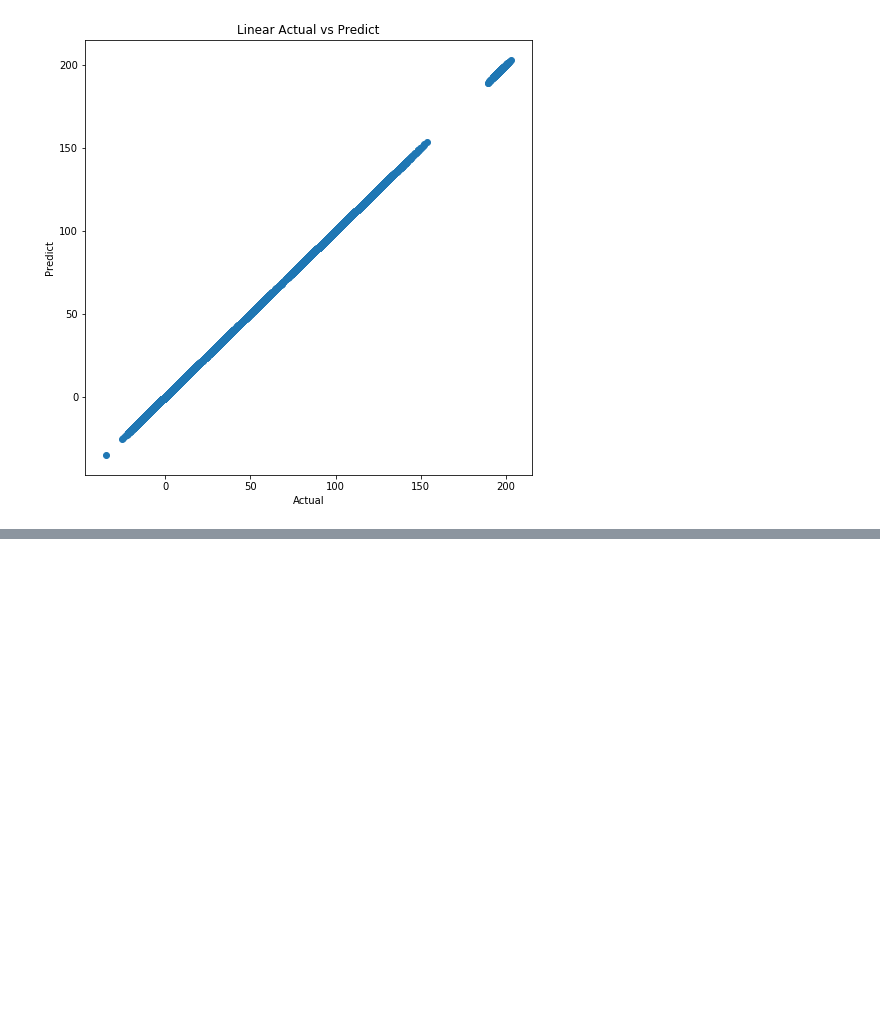
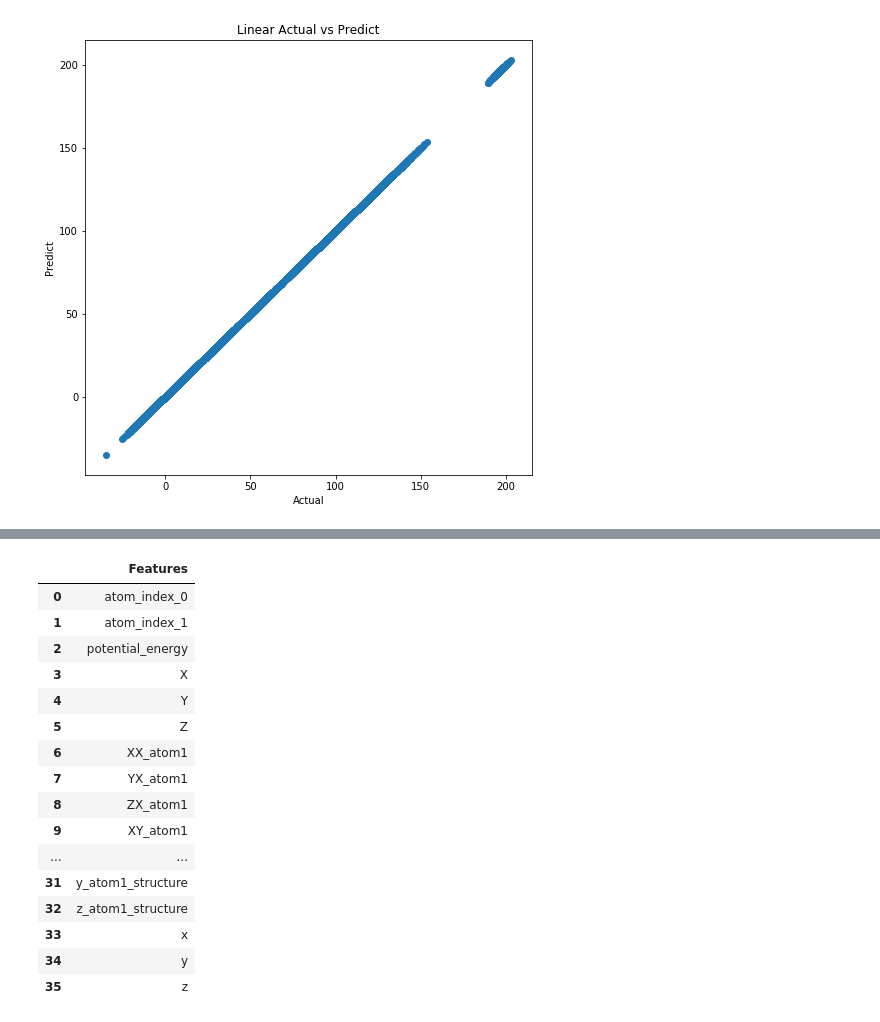
Before and after one commit to imamun93/Molecular_Properties, a Jupyter notebook: RidgeLasso.ipynb, the cells around one changed output, grey strips where cells are left out. Saved outputs shown, nothing was run; the diff lists cells and outputs as text; code cells hidden in the pictures; blank space fills up the shorter version.

```diff
--- a/RidgeLasso.ipynb
+++ b/RidgeLasso.ipynb
@@ -198,0 +210,24 @@ ax.set(xlabel="Actual", ylabel="Predict");
+# %%
+checkcoef=pd.Series(checkcoef)
+checkcoef=checkcoef.rename('Features')
+checkcoef
+ccdf= pd.DataFrame(checkcoef)
+ccdf
+# %% [output]
+|  | Features |
+| 0 | atom_index_0 |
+| 1 | atom_index_1 |
+| 2 | potential_energy |
+| 3 | X |
+| 4 | Y |
+| 5 | Z |
+| 6 | XX_atom1 |
+| 7 | YX_atom1 |
+| 8 | ZX_atom1 |
+| 9 | XY_atom1 |
+| ... | ... |
+| 31 | y_atom1_structure |
+| 32 | z_atom1_structure |
+| 33 | x |
+| 34 | y |
+| 35 | z |
```
Also changed, not shown: parts of 6 cells of this notebook.
